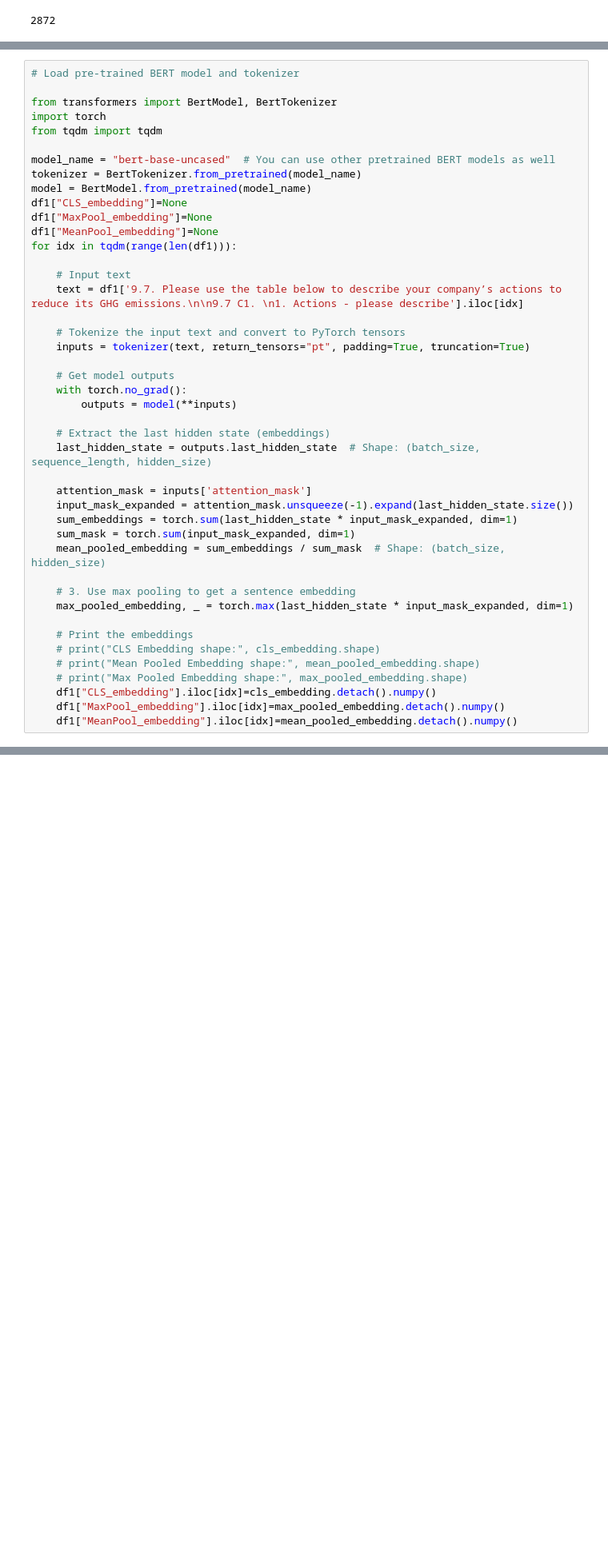
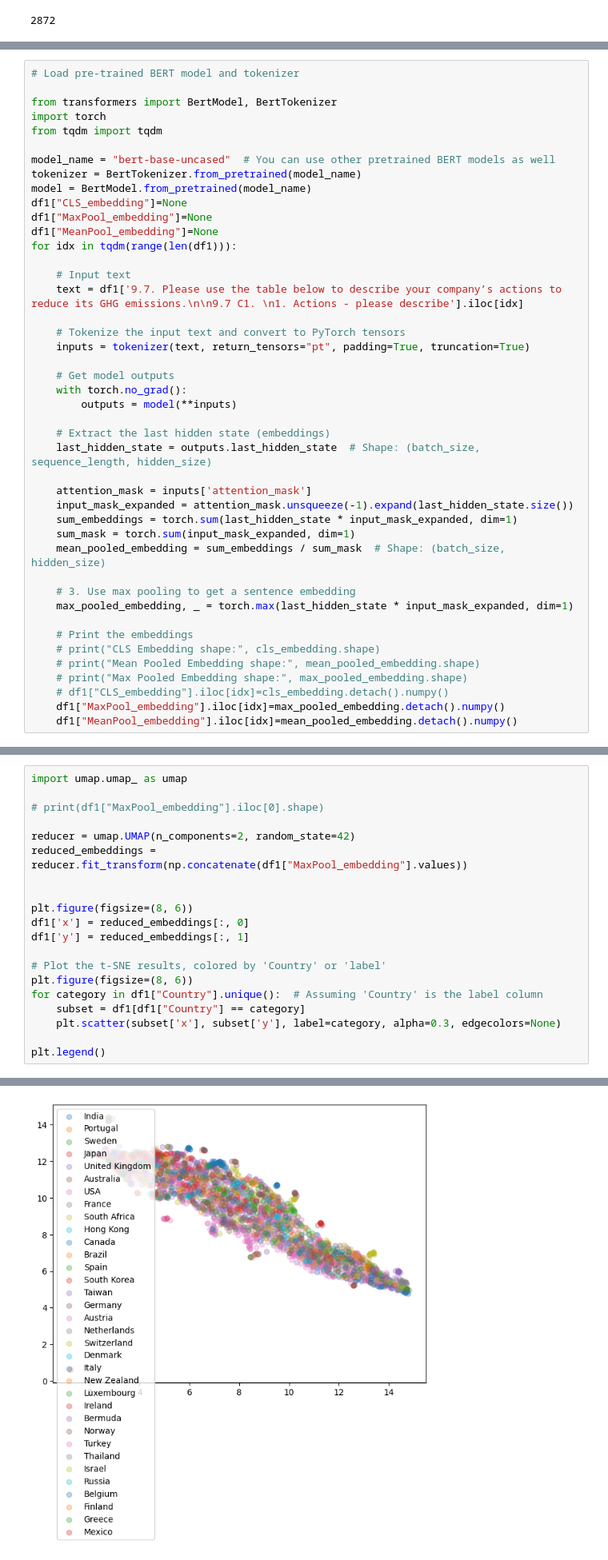
Before and after one commit to VICKCUL/CDP-project, a Jupyter notebook: CDP2010_9_7_hh.ipynb, the cells around one changed output, grey strips where cells are left out. Shown at 80% size. Cells and saved outputs as stored; diff of their text form; blank space fills up the shorter version.

```diff
--- a/CDP2010_9_7_hh.ipynb
+++ b/CDP2010_9_7_hh.ipynb
@@ -524,7 +526,7 @@ for idx in tqdm(range(len(df1))):
     # print("CLS Embedding shape:", cls_embedding.shape)
     # print("Mean Pooled Embedding shape:", mean_pooled_embedding.shape)
     # print("Max Pooled Embedding shape:", max_pooled_embedding.shape)
-    df1["CLS_embedding"].iloc[idx]=cls_embedding.detach().numpy()
+    # df1["CLS_embedding"].iloc[idx]=cls_embedding.detach().numpy()
     df1["MaxPool_embedding"].iloc[idx]=max_pooled_embedding.detach().numpy()
     df1["MeanPool_embedding"].iloc[idx]=mean_pooled_embedding.detach().numpy()
 # %%
@@ -547,3 +549,24 @@ plt.legend()
 <matplotlib.legend.Legend at 0x...>
 <Figure size 800x600 with 0 Axes>
 [figure]
+# %%
+import umap.umap_ as umap
+
+# print(df1["MaxPool_embedding"].iloc[0].shape)
+
+reducer = umap.UMAP(n_components=2, random_state=42)
+reduced_embeddings = reducer.fit_transform(np.concatenate(df1["MaxPool_embedding"].values))
+
+
+plt.figure(figsize=(8, 6))
+df1['x'] = reduced_embeddings[:, 0]
+df1['y'] = reduced_embeddings[:, 1]
+
+# Plot the t-SNE results, colored by 'Country' or 'label'
+plt.figure(figsize=(8, 6))
+for category in df1["Country"].unique():  # Assuming 'Country' is the label column
+    subset = df1[df1["Country"] == category]
+    plt.scatter(subset['x'], subset['y'], label=category, alpha=0.3, edgecolors=None)
+
+plt.legend()
+# %% [output]
@@ -550,3 +575,4 @@ plt.legend()
+[figure, added]
 # %%
 from sklearn.manifold import TSNE
 tsne = TSNE(n_components=2, random_state=42, perplexity=30)
```
Also changed, not shown: parts of 11 cells of this notebook, 1 other file.
